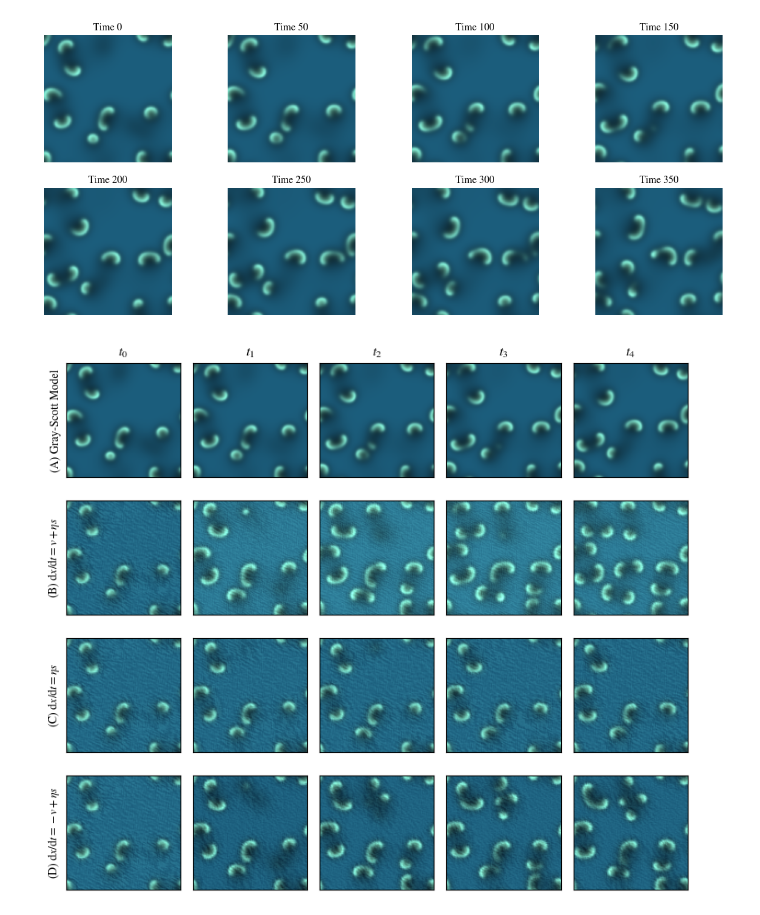
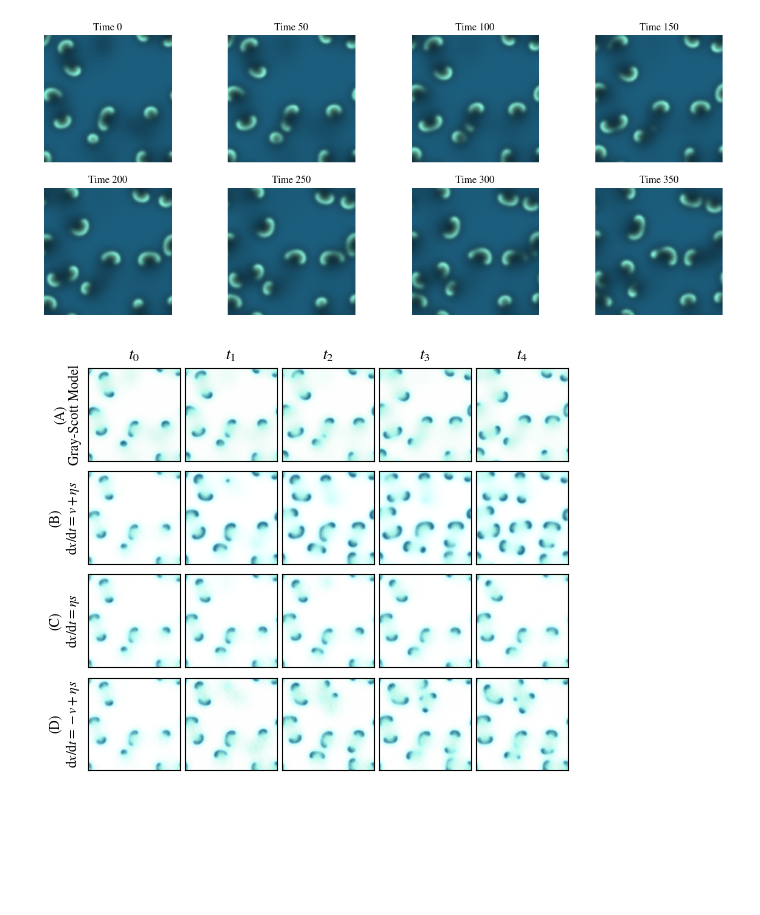
Before and after one commit to Zhangyanbo/pattern_to_dynamics, a Jupyter notebook: 2D_continous/visulizations.ipynb, the cells around one changed output. Drawn from its saved outputs; the diff is of its cells as text; code cells hidden in the pictures; blank space fills up the shorter version.

Commit message:
improve visulization, update color

```diff
--- a/2D_continous/visulizations.ipynb
+++ b/2D_continous/visulizations.ipynb
@@ -4,6 +4,8 @@ import matplotlib.pyplot as plt
 import matplotlib
 matplotlib.rcParams['mathtext.fontset'] = 'stix'
 matplotlib.rcParams['font.family'] = 'STIXGeneral'
+# font size to 10
+matplotlib.rcParams['font.size'] = 10
 
 api = wandb.Api()
 # %% [markdown]
@@ -138,8 +140,8 @@ class TuringPlotter:
         'maze': [(0.2, 0.8), (0, 0.35)]
     }
     def __init__(self):
-        self.colors = ['#1C5E7D', '#86EBCF']
-        self.background = '#000000'#'#F6F1F1'
+        self.colors = ['#FFFFFF', '#1C5E7D']
+        self.background = '#86EBCF'#'#F6F1F1'
 
         self.color_rgb = [list(int(color[i:i+2], 16) for i in (1, 3, 5)) for color in self.colors]
         self.color_rgb = torch.Tensor(self.color_rgb) / 255
@@ -225,39 +227,40 @@ for dt, eta, v_factor in paras:
 # %%
 plotter = TuringPlotter()
 
-plt.figure(figsize=(8, 7))
+plt.figure(figsize=(5.5, 4.6))
 
-labels = ['(A) ', '(B) ', '(C) ', '(D) ']
+labels = ['(A)\n', '(B)\n', '(C)\n', '(D)\n']
 
 # plot the ground-truth
 for i, t in enumerate([0, 50, 100, 150, 200]):
     plt.subplot(4, 5, i + 1)
     plotter.plot(trace_true[t], name=name)
     plt.xticks([]); plt.yticks([])
     plt.title(f"$t_{i}$")
     if i == 0:
         plt.ylabel(labels[0] + "Gray-Scott Model")
 
 # Plot the simulations
 
 for i, ((dt, eta, v_factor), (trace, trace_pred)) in enumerate(results.items()):
     for j, t in enumerate([400 * k for k in range(5)]):
         plt.subplot(4, 5, i * 5 + j + 6)
         plotter.plot(trace_pred[t], name=name)
         plt.xticks([]); plt.yticks([])
         # plt.title(f"t={t}")
         if j == 0:
             if v_factor == 1.0:
                 plt.ylabel(labels[i+1] + r"$\text{d}x / \text{d}t=v+\eta s$")
             elif v_factor == 0.0:
                 plt.ylabel(labels[i+1] + r"$\text{d}x / \text{d}t=\eta s$")
             elif v_factor == -1.0:
                 plt.ylabel(labels[i+1] + r"$\text{d}x / \text{d}t=-v + \eta s$")
 
 plt.tight_layout()
+plt.subplots_adjust(wspace=0.05, hspace=0.01)
 plt.savefig('./figures/simulation_life.pdf', bbox_inches='tight')
 # %% [output]
-[figure, old version]
+[figure, new version]
 # %%
 import pickle
 
```
